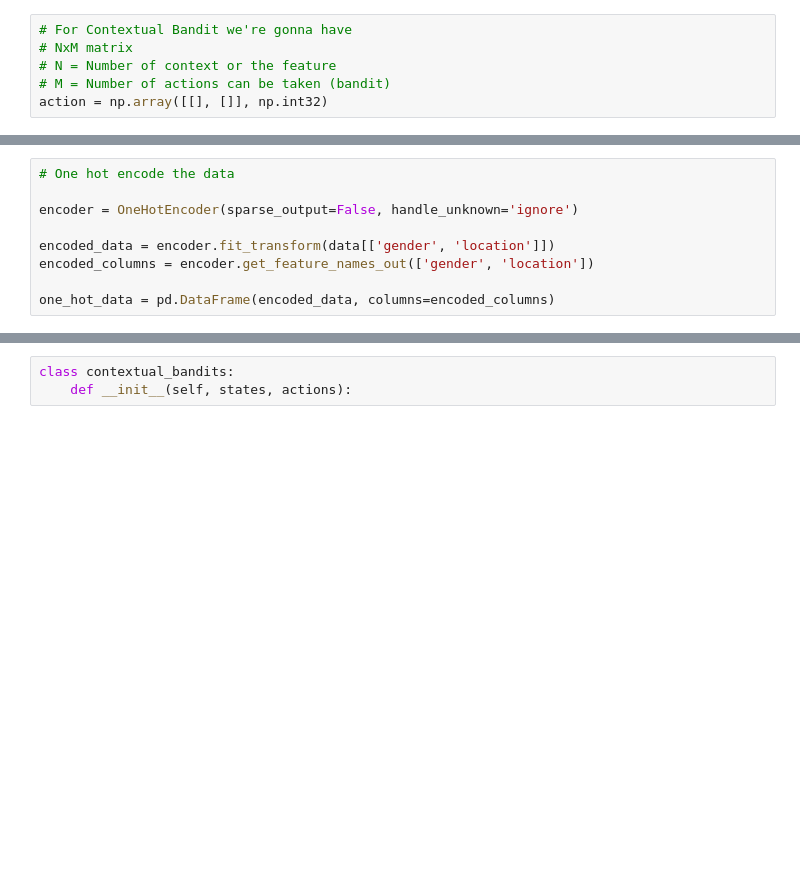
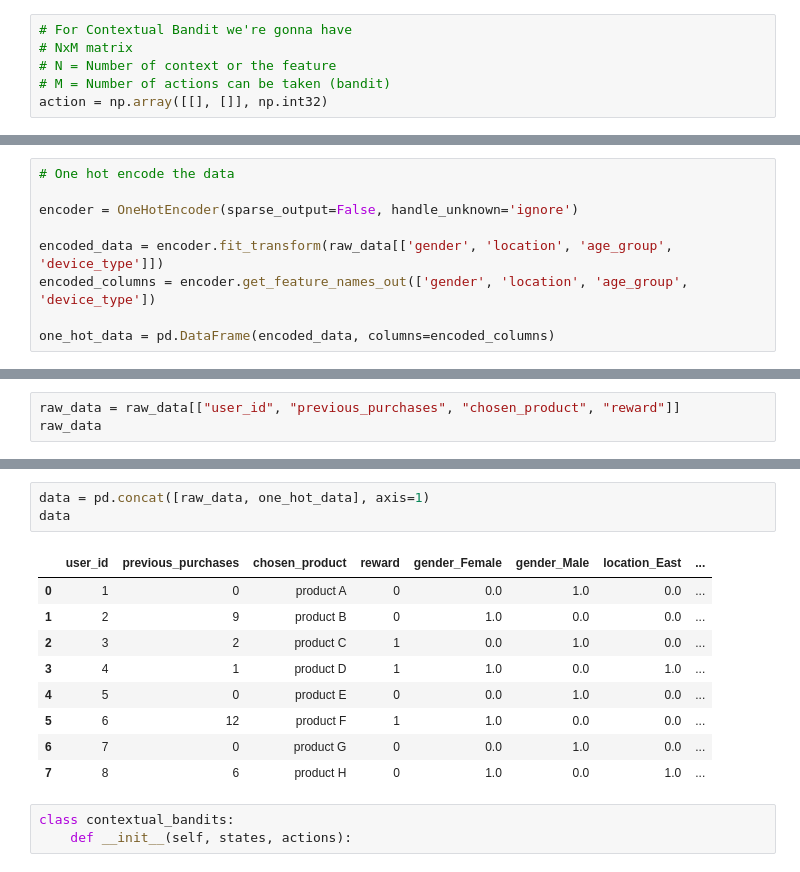
Before and after one commit to ReinerJasin/Multi-Armed-Bandit, a Jupyter notebook: contextual_bandit.ipynb, the cells around one changed output, grey strips where cells are left out. Saved outputs shown, nothing was run; the diff lists cells and outputs as text; blank space fills up the shorter version.

```diff
--- a/contextual_bandit.ipynb
+++ b/contextual_bandit.ipynb
@@ -503,7 +507,7 @@ data
 
 encoder = OneHotEncoder(sparse_output=False, handle_unknown='ignore')
 
-encoded_data = encoder.fit_transform(data[['gender', 'location']])
-encoded_columns = encoder.get_feature_names_out(['gender', 'location'])
+encoded_data = encoder.fit_transform(raw_data[['gender', 'location', 'age_group', 'device_type']])
+encoded_columns = encoder.get_feature_names_out(['gender', 'location', 'age_group', 'device_type'])
 
 one_hot_data = pd.DataFrame(encoded_data, columns=encoded_columns)
@@ -517,0 +526,3 @@ data
+# %%
+raw_data = raw_data[["user_id", "previous_purchases", "chosen_product", "reward"]]
+raw_data
@@ -518,3 +551,16 @@ data
+# %%
+data = pd.concat([raw_data, one_hot_data], axis=1)
+data
+# %% [output]
+|  | user_id | previous_purchases | chosen_product | reward | gender_Female | gender_Male | location_East | ... |
+| 0 | 1 | 0 | product A | 0 | 0.0 | 1.0 | 0.0 | ... |
+| 1 | 2 | 9 | product B | 0 | 1.0 | 0.0 | 0.0 | ... |
+| 2 | 3 | 2 | product C | 1 | 0.0 | 1.0 | 0.0 | ... |
+| 3 | 4 | 1 | product D | 1 | 1.0 | 0.0 | 1.0 | ... |
+| 4 | 5 | 0 | product E | 0 | 0.0 | 1.0 | 0.0 | ... |
+| 5 | 6 | 12 | product F | 1 | 1.0 | 0.0 | 0.0 | ... |
+| 6 | 7 | 0 | product G | 0 | 0.0 | 1.0 | 0.0 | ... |
+| 7 | 8 | 6 | product H | 0 | 1.0 | 0.0 | 1.0 | ... |
 # %%
 class contextual_bandits:
     def __init__(self, states, actions):
```
Also changed, not shown: parts of 13 cells of this notebook.
